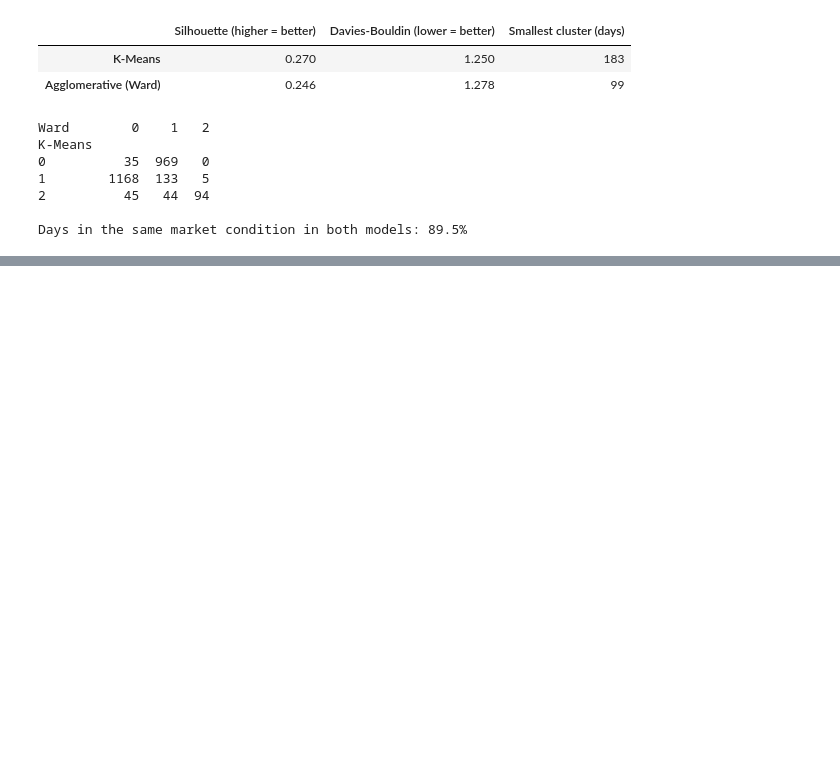
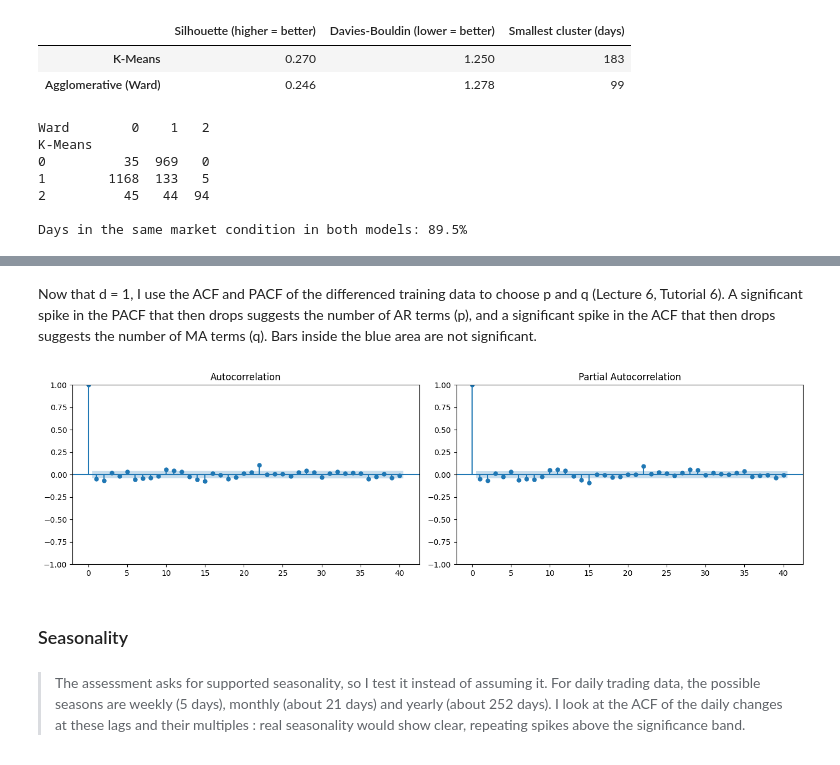
Before and after one commit to ghaflareda-ds/gold_forecast_yahoo_finance, a Jupyter notebook: Gold Forecast.ipynb, the cells around one changed output, grey strips where cells are left out. Cells and saved outputs as stored; diff of their text form; code cells hidden in the pictures; blank space fills up the shorter version.

Commit message:
Seasonality

```diff
--- a/Gold Forecast.ipynb
+++ b/Gold Forecast.ipynb
@@ -886,0 +980,19 @@ Days in the same market condition in both models: 89.5%
+# %% [markdown]
+Now that d = 1, I use the ACF and PACF of the differenced training data to choose p and q (Lecture 6, Tutorial 6). A significant spike in the PACF that then drops suggests the number of AR terms (p), and a significant spike in the ACF that then drops suggests the number of MA terms (q). Bars inside the blue area are not significant.
+# %%
+from statsmodels.graphics.tsaplots import plot_acf, plot_pacf
+
+# ACF and PACF of the daily change (first difference) of the training data
+train_diff = train.diff().dropna()
+
+fig, ax = plt.subplots(1, 2, figsize=(14, 4))
+plot_acf(train_diff, lags=40, ax=ax[0])
+plot_pacf(train_diff, lags=40, ax=ax[1])
+plt.tight_layout()
+plt.show()
+# %% [output]
+[figure, added]
+# %% [markdown]
+### Seasonality
+# %% [markdown]
+> The assessment asks for supported seasonality, so I test it instead of assuming it. For daily trading data, the possible seasons are weekly (5 days), monthly (about 21 days) and yearly (about 252 days). I look at the ACF of the daily changes at these lags and their multiples : real seasonality would show clear, repeating spikes above the significance band.
```
Also changed, not shown: parts of 13 cells of this notebook.
